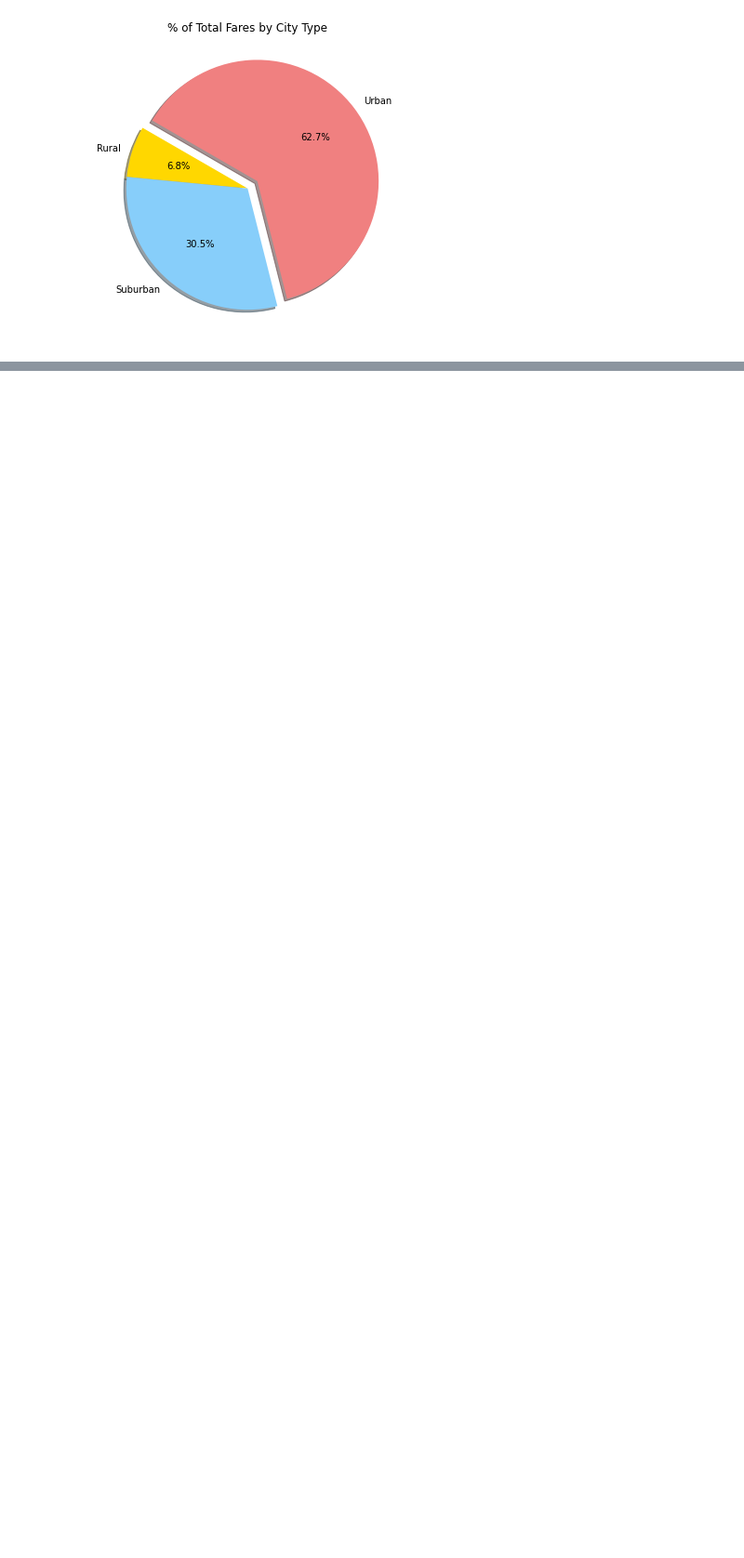
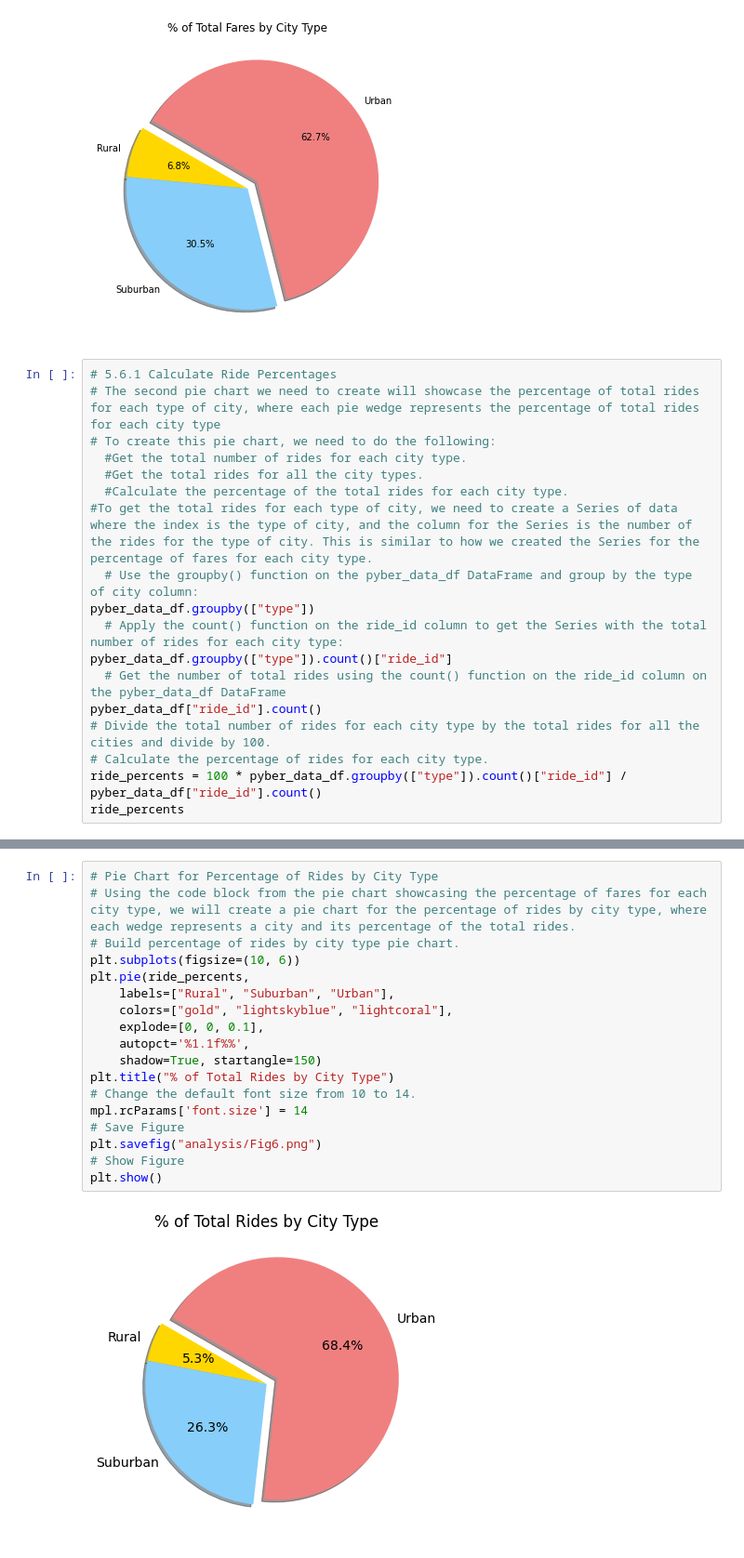
Before and after one commit to ltmurphy/PyBer_Analysis, a Jupyter notebook: PyBer.ipynb, the cells around one changed output, grey strips where cells are left out. Shown: that part at 93% size. Saved outputs shown, nothing was run; the diff lists cells and outputs as text; blank space fills up the shorter version.

Commit message:
updating and adding figure six

```diff
--- a/PyBer.ipynb
+++ b/PyBer.ipynb
@@ -1032,3 +1032,21 @@ plt.savefig("analysis/Fig5.png")
 plt.show()
 # %% [output]
 [figure]
+# %%
+# 5.6.1 Calculate Ride Percentages
+# The second pie chart we need to create will showcase the percentage of total rides for each type of city, where each pie wedge represents the percentage of total rides for each city type
+# To create this pie chart, we need to do the following:
+  #Get the total number of rides for each city type.
+  #Get the total rides for all the city types.
+  #Calculate the percentage of the total rides for each city type.
+#To get the total rides for each type of city, we need to create a Series of data where the index is the type of city, and the column for the Series is the number of the rides for the type of city. This is similar to how we created the Series for the percentage of fares for each city type.
+  # Use the groupby() function on the pyber_data_df DataFrame and group by the type of city column:
+pyber_data_df.groupby(["type"])
+  # Apply the count() function on the ride_id column to get the Series with the total number of rides for each city type:
+pyber_data_df.groupby(["type"]).count()["ride_id"]
+  # Get the number of total rides using the count() function on the ride_id column on the pyber_data_df DataFrame
+pyber_data_df["ride_id"].count()
+# Divide the total number of rides for each city type by the total rides for all the cities and divide by 100.
+# Calculate the percentage of rides for each city type.
+ride_percents = 100 * pyber_data_df.groupby(["type"]).count()["ride_id"] / pyber_data_df["ride_id"].count()
+ride_percents
@@ -1034,0 +1059,20 @@ plt.show()
+# %%
+# Pie Chart for Percentage of Rides by City Type
+# Using the code block from the pie chart showcasing the percentage of fares for each city type, we will create a pie chart for the percentage of rides by city type, where each wedge represents a city and its percentage of the total rides.
+# Build percentage of rides by city type pie chart.
+plt.subplots(figsize=(10, 6))
+plt.pie(ride_percents,
+    labels=["Rural", "Suburban", "Urban"],
+    colors=["gold", "lightskyblue", "lightcoral"],
+    explode=[0, 0, 0.1],
+    autopct='%1.1f%%',
+    shadow=True, startangle=150)
+plt.title("% of Total Rides by City Type")
+# Change the default font size from 10 to 14.
+mpl.rcParams['font.size'] = 14
+# Save Figure
+plt.savefig("analysis/Fig6.png")
+# Show Figure
+plt.show()
+# %% [output]
+[figure, added]
```
Also changed, not shown: parts of 1 cell of this notebook, 1 other file.
